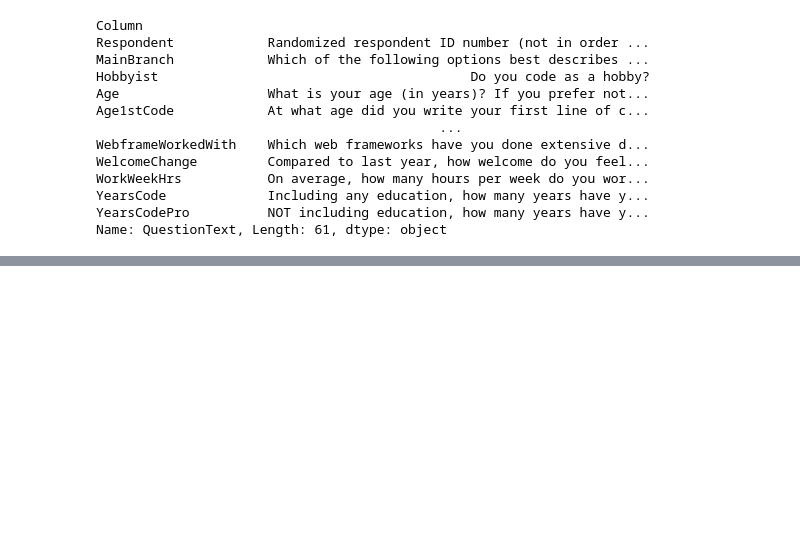
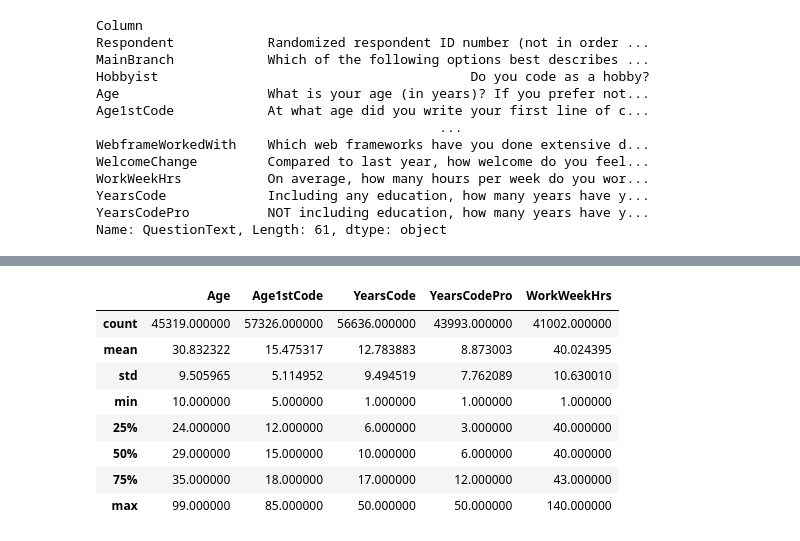
Before and after one commit to Montycodework/Data-analysis-stackoverflow-, a Jupyter notebook: Project_1_stackoverflow.ipynb, the cells around one changed output, grey strips where cells are left out. Saved outputs shown, nothing was run; the diff lists cells and outputs as text; code cells hidden in the pictures; blank space fills up the shorter version.

```diff
--- a/Project_1_stackoverflow.ipynb
+++ b/Project_1_stackoverflow.ipynb
@@ -57,0 +185,12 @@ Name: QuestionText, Length: 61, dtype: object
+# %%
+survey_df.describe()
+# %% [output]
+|  | Age | Age1stCode | YearsCode | YearsCodePro | WorkWeekHrs |
+| count | 45319.000000 | 57326.000000 | 56636.000000 | 43993.000000 | 41002.000000 |
+| mean | 30.832322 | 15.475317 | 12.783883 | 8.873003 | 40.024395 |
+| std | 9.505965 | 5.114952 | 9.494519 | 7.762089 | 10.630010 |
+| min | 10.000000 | 5.000000 | 1.000000 | 1.000000 | 1.000000 |
+| 25% | 24.000000 | 12.000000 | 6.000000 | 3.000000 | 40.000000 |
+| 50% | 29.000000 | 15.000000 | 10.000000 | 6.000000 | 40.000000 |
+| 75% | 35.000000 | 18.000000 | 17.000000 | 12.000000 | 43.000000 |
+| max | 99.000000 | 85.000000 | 50.000000 | 50.000000 | 140.000000 |
```
Also changed, not shown: parts of 19 cells of this notebook.
